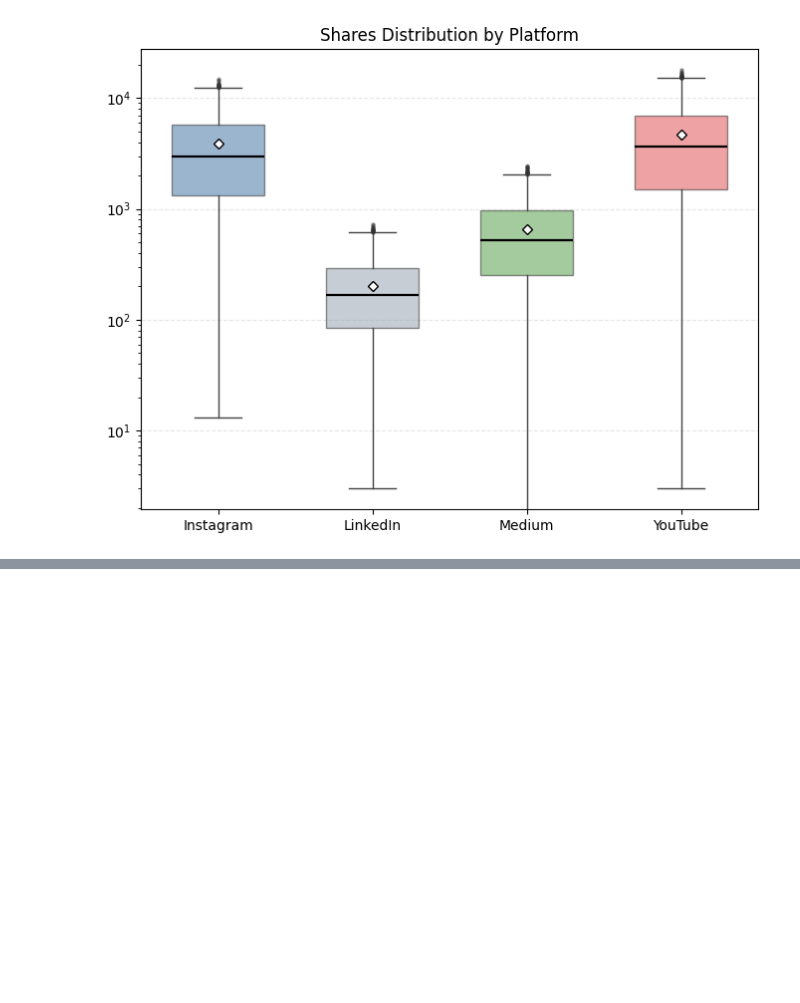
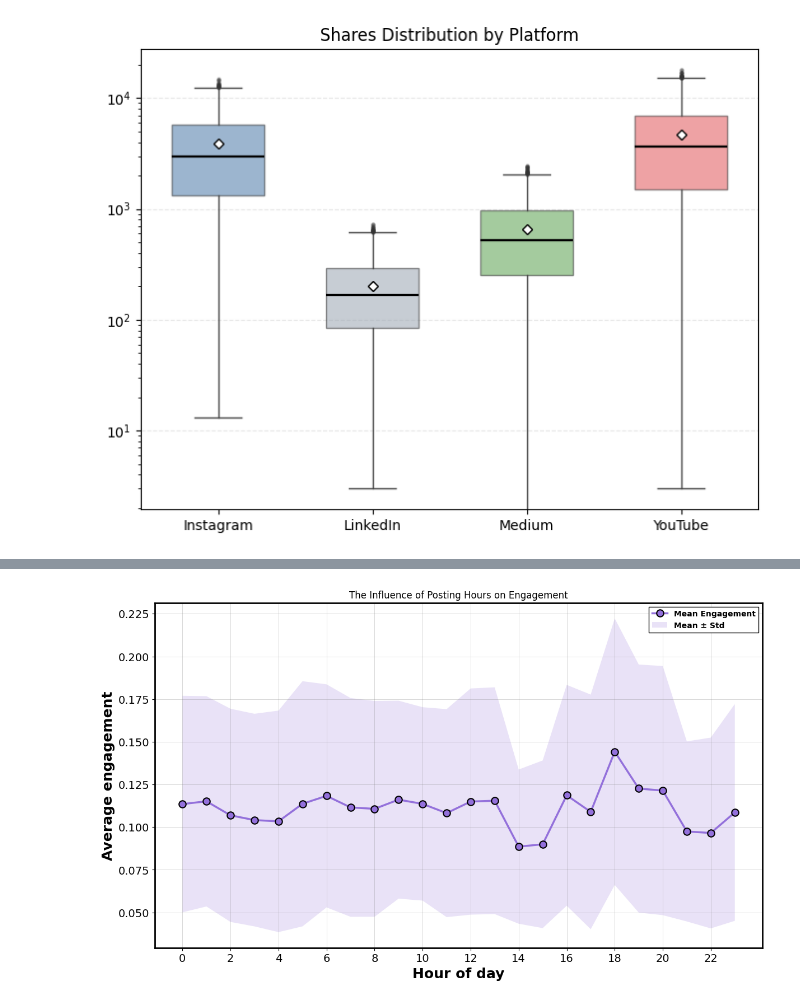
Before and after one commit to fathir1014/EDA-1-Social-Media-Performance, a Jupyter notebook: main.ipynb, the cells around one changed output, grey strips where cells are left out. Drawn from its saved outputs; the diff is of its cells as text; code cells hidden in the pictures; blank space fills up the shorter version.

Commit message:
Update analysis notebook and adding more image

```diff
--- a/main.ipynb
+++ b/main.ipynb
@@ -490,0 +515,36 @@ for metric in metrics:
+# %%
+fig, ax = plt.subplots(figsize=(14,8))
+
+hourly_avg = df.groupby('hour')['engagement_rate'].agg(['mean','std'])
+
+# Line plot
+ax.plot(hourly_avg.index, hourly_avg['mean'], color='mediumpurple',
+        linewidth=2.5, marker='o', markersize=9,markeredgecolor='black',
+        markeredgewidth=1.5, label='Mean Engagement')
+ax.fill_between(hourly_avg.index,
+                hourly_avg['mean'] - hourly_avg['std'],
+                hourly_avg['mean'] + hourly_avg['std'],
+                alpha=0.2, color='mediumpurple', edgecolor='none', label='Mean ± Std')
+ax.set_title('The Influence of Posting Hours on Engagement')
+ax.set_xlabel('Hour of day', fontsize=18, fontweight='bold')
+ax.set_ylabel('Average engagement', fontsize=18, fontweight='bold')
+ax.set_xticks(range(0,24,2))
+ax.tick_params(axis='both', labelsize=14)
+ax.grid(True, linestyle='-', alpha=0.3, color='gray', linewidth=0.7)
+
+# Legend
+ax.legend(fontsize=16, loc='upper right', frameon=True, fancybox=False,
+          edgecolor='black', framealpha=1, prop={'weight' : 'bold'})
+
+# Spines
+for spine in ax.spines.values():
+
+    spine.set_edgecolor('black')
+    spine.set_linewidth(2)
+
+folder = 'img'
+os.makedirs(folder, exist_ok=True)
+filepath = os.path.join(folder, 'The Influence of Posting Hours on Engagement.png')
+plt.savefig(filepath, dpi=600, bbox_inches='tight', facecolor='white')
+# %% [output]
+[figure, added]
```
Also changed, not shown: parts of 9 cells of this notebook, 3 other files.
